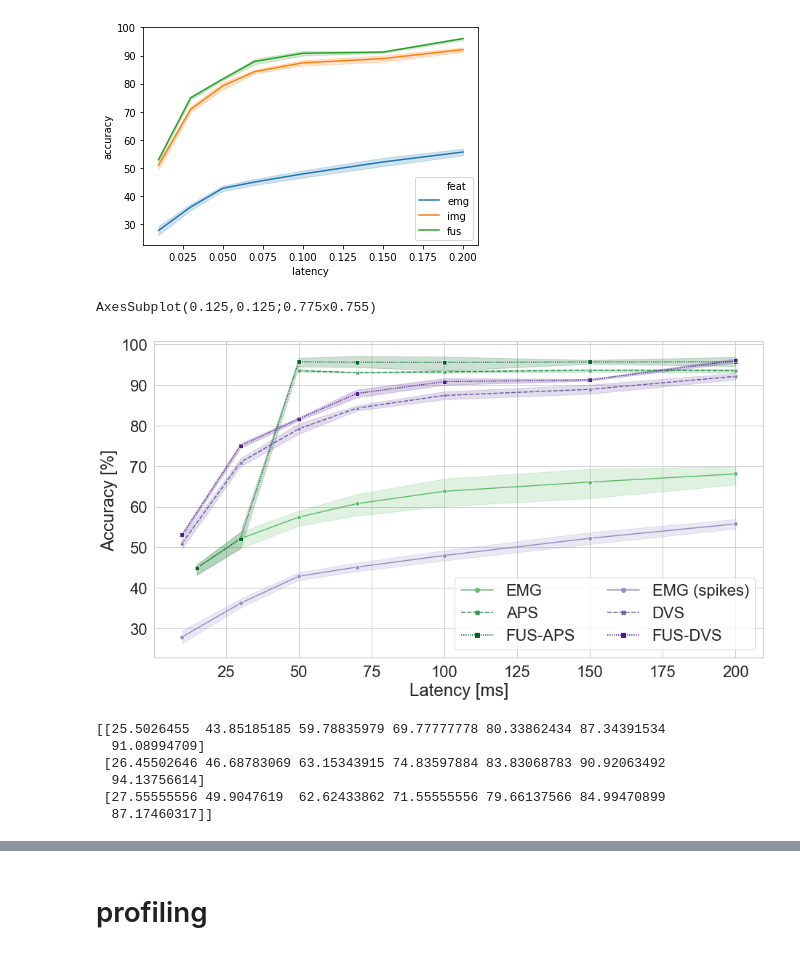
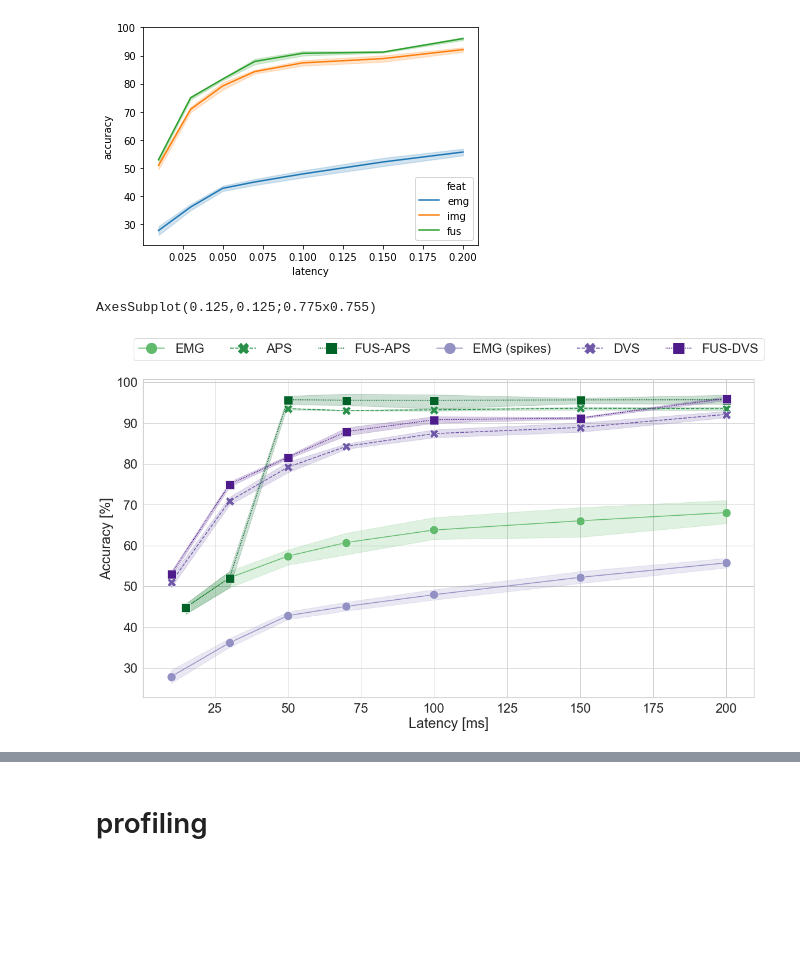
Before and after one commit to Enny1991/dvs_emg_fusion, a Jupyter notebook: plotting.ipynb, the cells around one changed output, grey strips where cells are left out. Cells and saved outputs as stored; diff of their text form; code cells hidden in the pictures; blank space fills up the shorter version.

Commit message:
still working on plotting

```diff
--- a/plotting.ipynb
+++ b/plotting.ipynb
@@ -104,32 +99,43 @@ my_reds = sns.color_palette([A[-5]] + [A[-3]] + [A[-1]])
 # %%
-fig, ax = plt.subplots(1, 1, figsize=(15,8))
+A = sns.color_palette("Greens", 10)
+my_blues = sns.color_palette([A[-5]] + [A[-3]] + [A[-1]])
+A = sns.color_palette("Purples", 10)
+my_reds = sns.color_palette([A[-5]] + [A[-3]] + [A[-1]])
+
+fig, ax = plt.subplots(1, 1, figsize=(17,10))
 sns.set(font_scale=2)  # crazy big
 sns.set_style("whitegrid")
 
 data = pd.read_csv('./full_results_cross_latency_v2.csv')
 data = data[data['model'] == 'sumit']
 kk = sns.lineplot(data=data, x='frame_len', y='accuracy', hue='feat', style='feat', markers=True,
-             palette=my_blues, ax=ax)
+             palette=my_blues, ax=ax, markersize=15)
 print(kk)
 data = pd.read_csv('sumit_results_v1.csv')
-sns.lineplot(data=data, x='latency', y='accuracy', hue='feat', style='feat', markers=True, ax=ax, palette=my_reds)
+sns.lineplot(data=data, x='latency', y='accuracy', hue='feat', style='feat', markers=True,
+             ax=ax, palette=my_reds, markersize=15)
 
 ax.set_ylabel("Accuracy [%]")
 ax.set_xlabel("Latency [ms]")
 ax.set_xticks([0.025, 0.05, 0.075, 0.100, 0.125, 0.150, 0.175, 0.2])
 ax.set_xticklabels([25, 50, 75, 100, 125, 150, 175, 200])
 handles, labels = ax.get_legend_handles_labels()
 labels = ["EMG", "APS", "FUS-APS", "EMG (spikes)", "DVS", "FUS-DVS"]
-ax.legend(title="", loc="lower right", ncol=2, handles=handles[1:4] + handles[5:], labels=labels)
-plt.savefig('latency_accuracy_cnn_v1.pdf', transparent=True, bbox_to_inches='tight')
+ax.legend(title="", loc="upper center", ncol=6, bbox_to_anchor=(0.5, 1.15),
+          handles=handles[1:4] + handles[5:], labels=labels, markerscale=3)
+
+
+plt.tight_layout()
+plt.savefig('latency_accuracy_cnn_v4.pdf', transparent=True, bbox_to_inches='tight')
 # %% [output]
 AxesSubplot(0.125,0.125;0.775x0.755)
-[figure, old version]
+[figure, new version]
 # %%
-[EMG_final_scores, DVS_final_scores, fusion_scores, fusion_SOPs] = pickle.load(open('./ODIN_MorphIC_results/final_fusion.pkl', 'rb'))
+[_, _, fusion_scores, fusion_SOPs] = pickle.load(open('./ODIN_MorphIC_results/final_fusion.pkl', 'rb'))
+EMG_scores = pickle.load(open('./ODIN_MorphIC_results/lat_energy_ODIN.pkl', 'rb'))[0]		#Small bug corrected which made the initial EMG results appear better than expected.
+DVS_scores = pickle.load(open('./ODIN_MorphIC_results/lat_energy_MorphIC.pkl', 'rb'))[0]
 
 lat_times = [0.010, 0.030, 0.050, 0.070, 0.100, 0.150, 0.200]
-print(fusion_scores)
 
 with open('charlotte_results_v1.csv', 'w') as csv_file:
     file_writer = csv.writer(csv_file, delimiter=',')
@@ -139,20 +145,13 @@ with open('charlotte_results_v1.csv', 'w') as csv_file:
         for m, l in enumerate(i):
             file_writer.writerow(['fus', k, lat_times[m], l])
 
-    for k, i in enumerate(fusion_scores):
+    for k, i in enumerate(EMG_scores):
         for m, l in enumerate(i):
-            file_writer.writerow(['emg', k, lat_times[m], l - 10])
+            file_writer.writerow(['emg', k, lat_times[m], l])
 
-    for k, i in enumerate(fusion_scores):
+    for k, i in enumerate(DVS_scores):
         for m, l in enumerate(i):
-            file_writer.writerow(['img', k, lat_times[m], l - 5])
+            file_writer.writerow(['img', k, lat_times[m], l])
-# %% [output]
-[[25.5026455  43.85185185 59.78835979 69.77777778 80.33862434 87.34391534
-  91.08994709]
- [26.45502646 46.68783069 63.15343915 74.83597884 83.83068783 90.92063492
-  94.13756614]
- [27.55555556 49.9047619  62.62433862 71.55555556 79.66137566 84.99470899
-  87.17460317]]
 # %%
 A = sns.color_palette("Blues", 10)
 my_blues = sns.color_palette([A[-5]] + [A[-3]] + [A[-1]])
```
Also changed, not shown: parts of 13 cells of this notebook.
